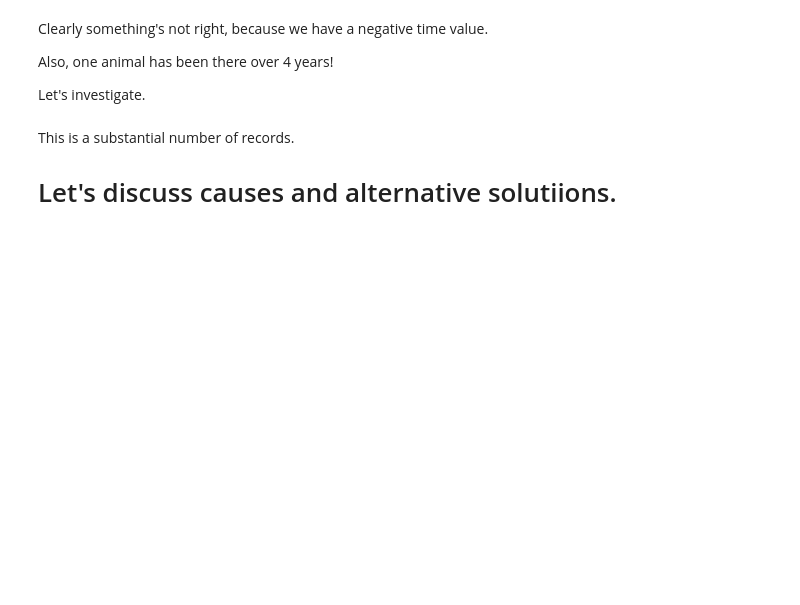
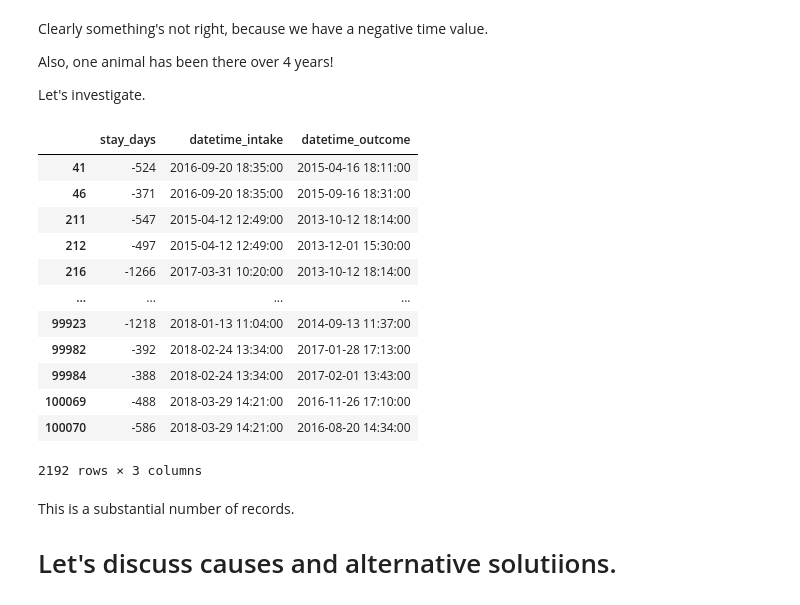
Before and after one commit to brandanscully/DATA_510, a Jupyter notebook: data510_Lecture_10.ipynb, the cells around one changed output. Cells and saved outputs as stored; diff of their text form; code cells hidden in the pictures; blank space fills up the shorter version.

```diff
--- a/data510_Lecture_10.ipynb
+++ b/data510_Lecture_10.ipynb
@@ -217,7 +482,21 @@ Also, one animal has been there over 4 years!
 
 Let's investigate.
 # %%
-df_i_o[df_i_o['stay_days'] < 0][['stay_days','datetime_intake','datetime_outcome']]
+df_i_o[df_i_o['stay_days'] < -365][['stay_days','datetime_intake','datetime_outcome']]
+# %% [output]
+|  | stay_days | datetime_intake | datetime_outcome |
+| 41 | -524 | 2016-09-20 18:35:00 | 2015-04-16 18:11:00 |
+| 46 | -371 | 2016-09-20 18:35:00 | 2015-09-16 18:31:00 |
+| 211 | -547 | 2015-04-12 12:49:00 | 2013-10-12 18:14:00 |
+| 212 | -497 | 2015-04-12 12:49:00 | 2013-12-01 15:30:00 |
+| 216 | -1266 | 2017-03-31 10:20:00 | 2013-10-12 18:14:00 |
+| ... | ... | ... | ... |
+| 99923 | -1218 | 2018-01-13 11:04:00 | 2014-09-13 11:37:00 |
+| 99982 | -392 | 2018-02-24 13:34:00 | 2017-01-28 17:13:00 |
+| 99984 | -388 | 2018-02-24 13:34:00 | 2017-02-01 13:43:00 |
+| 100069 | -488 | 2018-03-29 14:21:00 | 2016-11-26 17:10:00 |
+| 100070 | -586 | 2018-03-29 14:21:00 | 2016-08-20 14:34:00 |
+2192 rows × 3 columns
 # %% [markdown]
 This is a substantial number of records.
 
```
Also changed, not shown: parts of 49 cells of this notebook.
